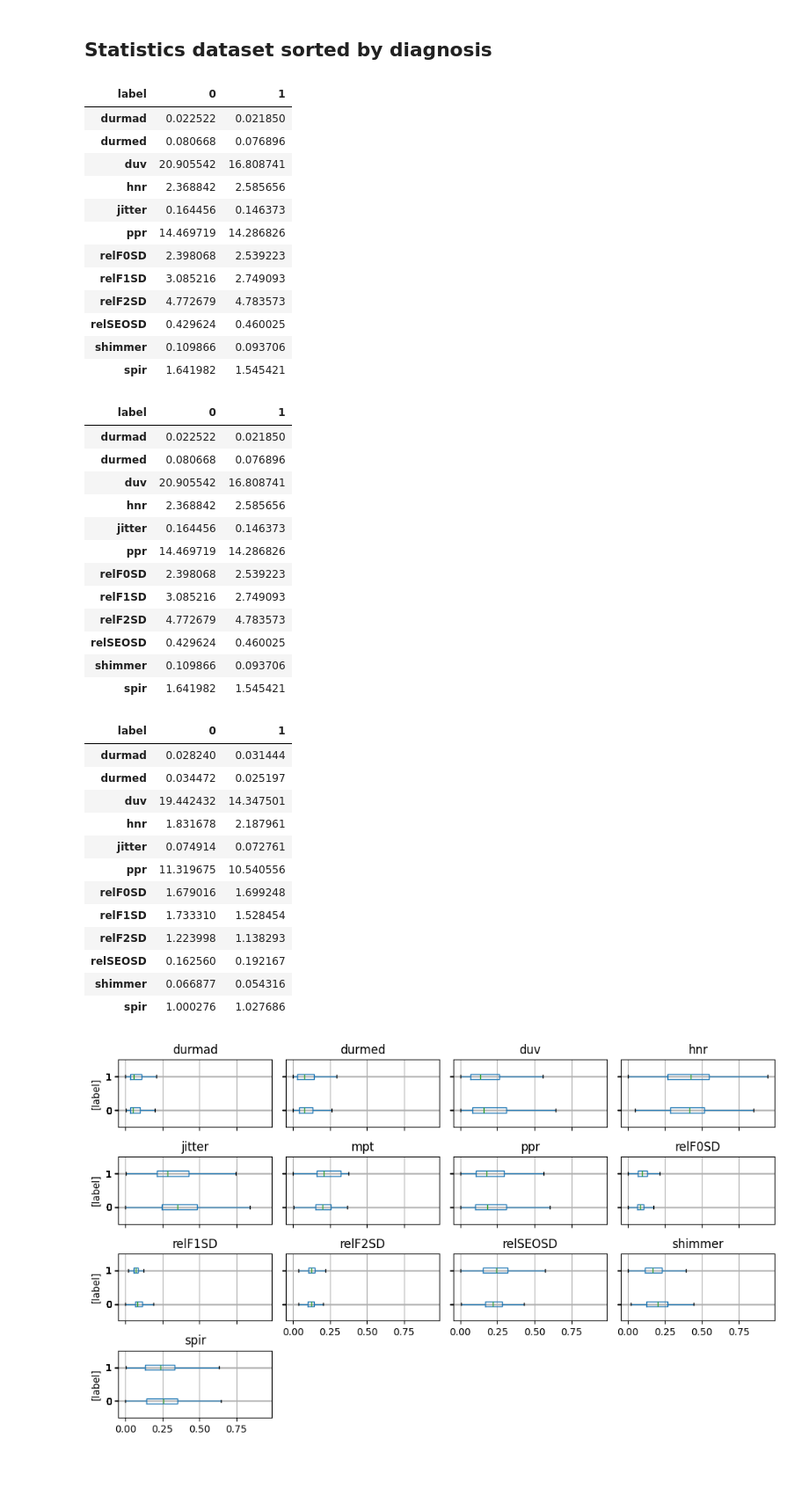
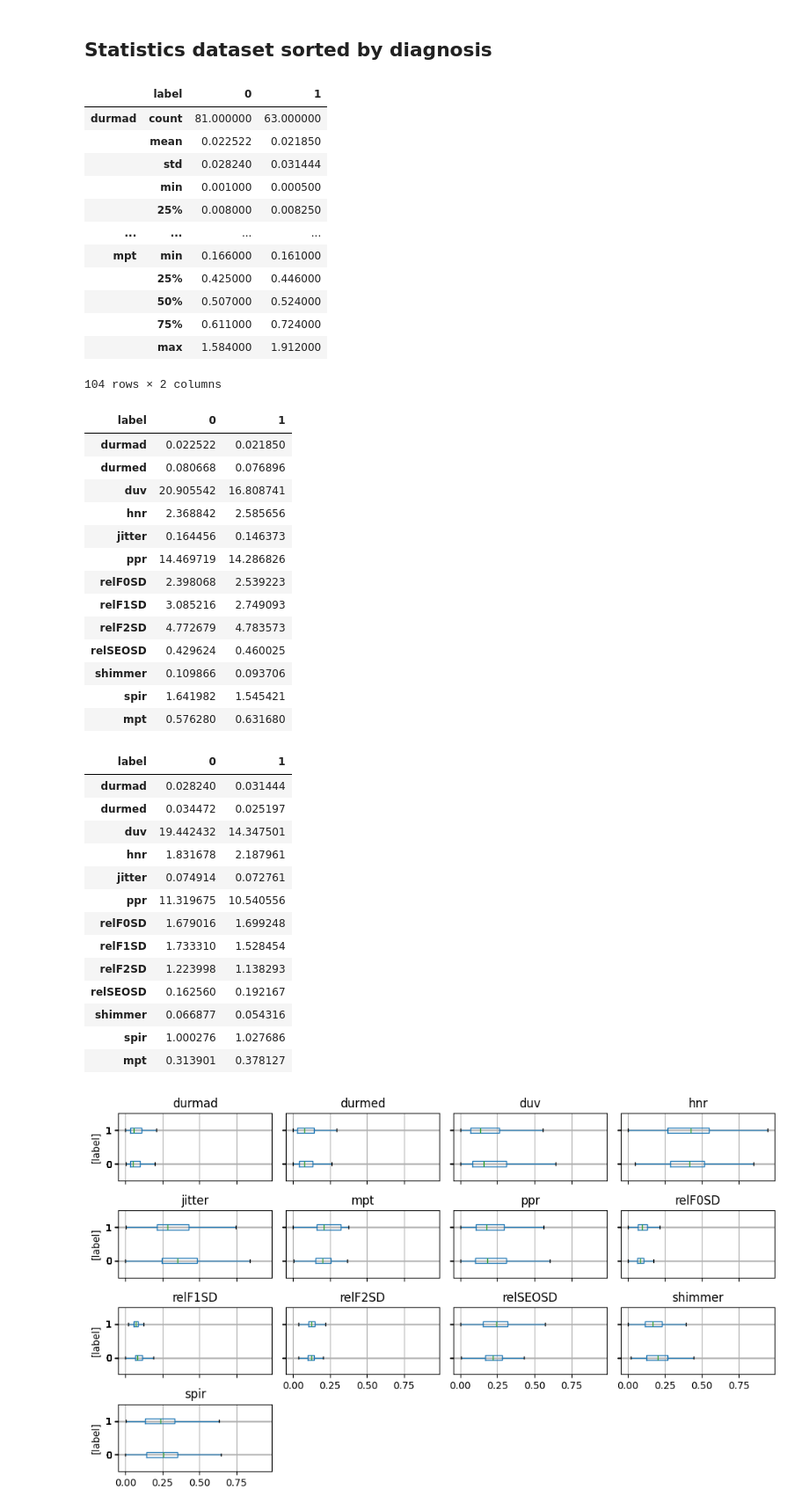
Before and after one commit to RichardLadislav/VuVoPy, a Jupyter notebook: example_scripts/statistic_eval_ntbk.ipynb, the cells around one changed output. Shown: that part at 88% size. Cells and saved outputs as stored; diff of their text form; code cells hidden in the pictures; blank space fills up the shorter version.

```diff
--- a/example_scripts/statistic_eval_ntbk.ipynb
+++ b/example_scripts/statistic_eval_ntbk.ipynb
@@ -224,23 +224,23 @@ plt.show()
 # %% [markdown]
 ## Statistics dataset sorted by diagnosis
 # %%
-parcz_features_Nan.groupby('label').describe().T
+parcz_df.groupby('label').describe().T
 # %% [output]
-| label | 0 | 1 |
-| durmad | 0.022522 | 0.021850 |
-| durmed | 0.080668 | 0.076896 |
-| duv | 20.905542 | 16.808741 |
-| hnr | 2.368842 | 2.585656 |
-| jitter | 0.164456 | 0.146373 |
-| ppr | 14.469719 | 14.286826 |
-| relF0SD | 2.398068 | 2.539223 |
-| relF1SD | 3.085216 | 2.749093 |
-| relF2SD | 4.772679 | 4.783573 |
-| relSEOSD | 0.429624 | 0.460025 |
-| shimmer | 0.109866 | 0.093706 |
-| spir | 1.641982 | 1.545421 |
+|  | label | 0 | 1 |
+| durmad | count | 81.000000 | 63.000000 |
+|  | mean | 0.022522 | 0.021850 |
+|  | std | 0.028240 | 0.031444 |
+|  | min | 0.001000 | 0.000500 |
+|  | 25% | 0.008000 | 0.008250 |
+| ... | ... | ... | ... |
+| mpt | min | 0.166000 | 0.161000 |
+|  | 25% | 0.425000 | 0.446000 |
+|  | 50% | 0.507000 | 0.524000 |
+|  | 75% | 0.611000 | 0.724000 |
+|  | max | 1.584000 | 1.912000 |
+104 rows × 2 columns
 # %%
-parcz_features_Nan.groupby('label').mean(numeric_only=True).T
+parcz_df.groupby('label').mean(numeric_only=True).T
 # %% [output]
 | label | 0 | 1 |
 | durmad | 0.022522 | 0.021850 |
@@ -255,8 +255,9 @@ parcz_features_Nan.groupby('label').mean(numeric_only=True).T
 | relSEOSD | 0.429624 | 0.460025 |
 | shimmer | 0.109866 | 0.093706 |
 | spir | 1.641982 | 1.545421 |
+| mpt | 0.576280 | 0.631680 |
 # %%
-parcz_features_Nan.groupby('label').std(numeric_only=True).T
+parcz_df.groupby('label').std(numeric_only=True).T
 # %% [output]
 | label | 0 | 1 |
 | durmad | 0.028240 | 0.031444 |
@@ -271,6 +272,7 @@ parcz_features_Nan.groupby('label').std(numeric_only=True).T
 | relSEOSD | 0.162560 | 0.192167 |
 | shimmer | 0.066877 | 0.054316 |
 | spir | 1.000276 | 1.027686 |
+| mpt | 0.313901 | 0.378127 |
 # %%
 parcz_df_norm.drop(columns=['label']).join(parcz_df['label']).boxplot(by='label', vert=False, showfliers=False, figsize=(10,6))
 plt.suptitle('')
```
Also changed, not shown: parts of 3 cells of this notebook, 4 other files.
